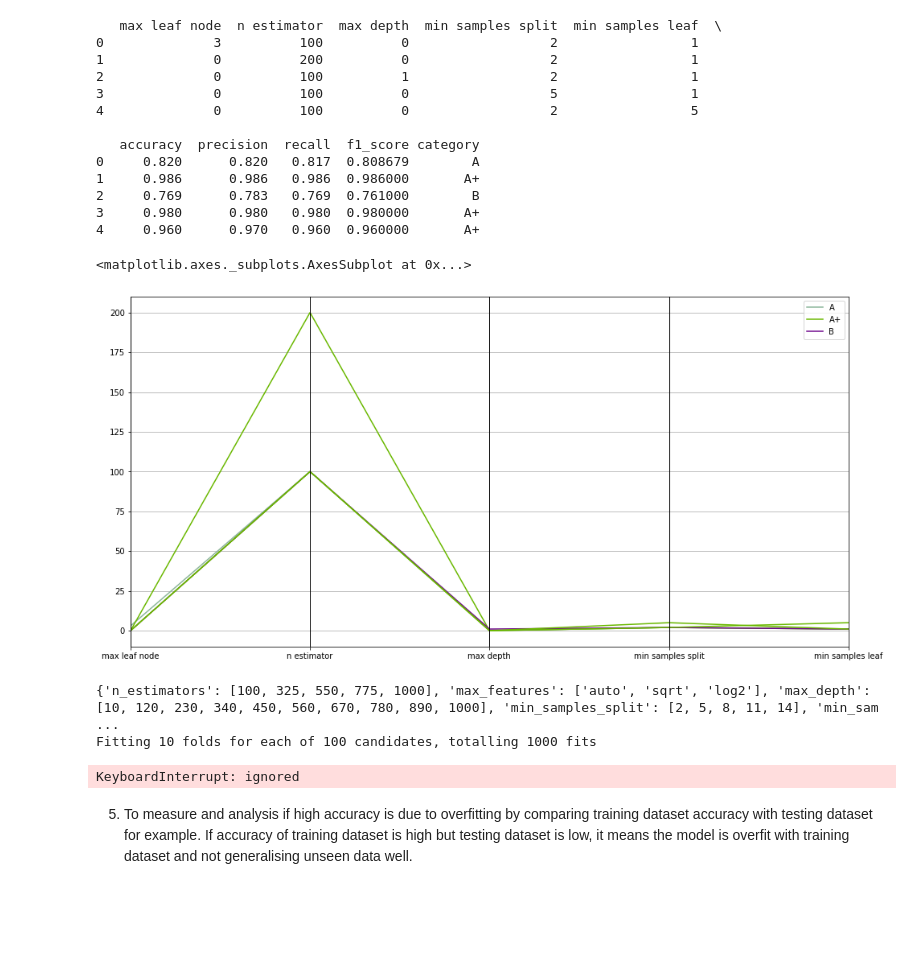
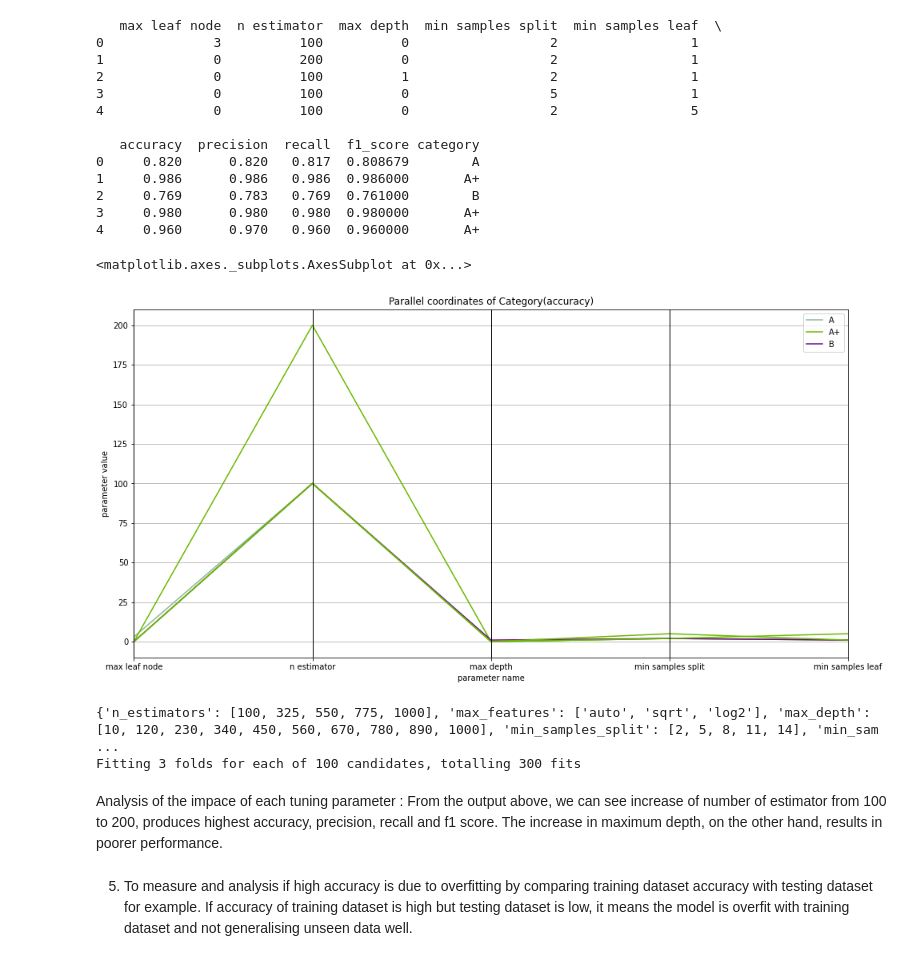
Before and after one commit to cakwok/Machine-Learning, a Jupyter notebook: Assignment3 Q3.ipynb, the cells around one changed output. Drawn from its saved outputs; the diff is of its cells as text; code cells hidden in the pictures; blank space fills up the shorter version.

```diff
--- a/Assignment3 Q3.ipynb
+++ b/Assignment3 Q3.ipynb
@@ -149,14 +149,15 @@ print(df)
 # %%
 # plot parallel coordinates
 df_t = df[["category", "max leaf node", "n estimator", "max depth", "min samples split", "min samples leaf"]]
 plt.figure(figsize=(16,8))
+plt.title("Parallel coordinates of Category(accuracy)")
+plt.xlabel("parameter name")
+plt.ylabel("parameter value")
 pd.plotting.parallel_coordinates(df_t, 'category')
 # %% [output]
 <matplotlib.axes._subplots.AxesSubplot at 0x...>
-[figure, old version]
+[figure, new version]
 # %%
-#Q3.3
-
 #---------------- Fine tune parameters using randomized search and grid search
 # The paramater values are only suggestive. You can come up with better choices.
 # Number of trees in random forest
@@ -182,18 +183,9 @@ print(random_grid)
 
 #Fine tune a classifer with number of nodes of trees using randomized search
 clf = RandomForestClassifier(random_state = 1)
-clf_random = RandomizedSearchCV(estimator = clf, param_distributions = random_grid, n_iter = 100, cv = 10, verbose=2, random_state=1, n_jobs = -1)
+clf_random = RandomizedSearchCV(estimator = clf, param_distributions = random_grid, n_iter = 100, cv = 3, verbose=2, random_state=1, n_jobs = -1)
 
-clf_random.fit(X_train, y_train)
-y_pred = clf_random.predict(X_test)
-
-print("clf", clf)
-print(clf.get_params())
-print("ACCURACY OF THE MODEL: ", metrics.accuracy_score(y_test, y_pred))
-print("precision", precision_score(y_test, y_pred, average='weighted'))
-print('Recall: %.3f' % recall_score(y_test, y_pred, average='weighted'))
-print("f1_score", f1_score(y_test, y_pred, average='weighted'))
-
+print_performance(clf_random, y_test, y_pred, X_train, y_train, X_test)
 print(clf_random.best_params_)
 
 #Fine tune a classifer with number of nodes of trees using grid search
@@ -215,16 +207,13 @@ param_grid = {
 }
 
 clf = RandomForestClassifier(random_state = 1)
+grid_search = GridSearchCV(estimator = clf, param_grid = param_grid, cv = 3, n_jobs = -1, verbose = 2)
 
-grid_search = GridSearchCV(estimator = clf, param_grid = param_grid,
-                          cv = 10, n_jobs = -1, verbose = 2)
-
-grid_search.fit(X_train, y_train)
-
-y_pred = grid_search.predict(X_test)
-
+print_performance(grid_search, y_test, y_pred, X_train, y_train, X_test)
 print(grid_search.best_params_)
 # %% [output]
 {'n_estimators': [100, 325, 550, 775, 1000], 'max_features': ['auto', 'sqrt', 'log2'], 'max_depth': [10, 120, 230, 340, 450, 560, 670, 780, 890, 1000], 'min_samples_split': [2, 5, 8, 11, 14], 'min_sam ...
-Fitting 10 folds for each of 100 candidates, totalling 1000 fits
+Fitting 3 folds for each of 100 candidates, totalling 300 fits
-KeyboardInterrupt: ignored
+# %% [markdown]
+Analysis of the impace of each tuning parameter :
+From the output above, we can see increase of number of estimator from 100 to 200, produces highest accuracy, precision, recall and f1 score.  The increase in maximum depth, on the other hand, results in poorer performance.
```
Also changed, not shown: parts of 3 cells of this notebook.
